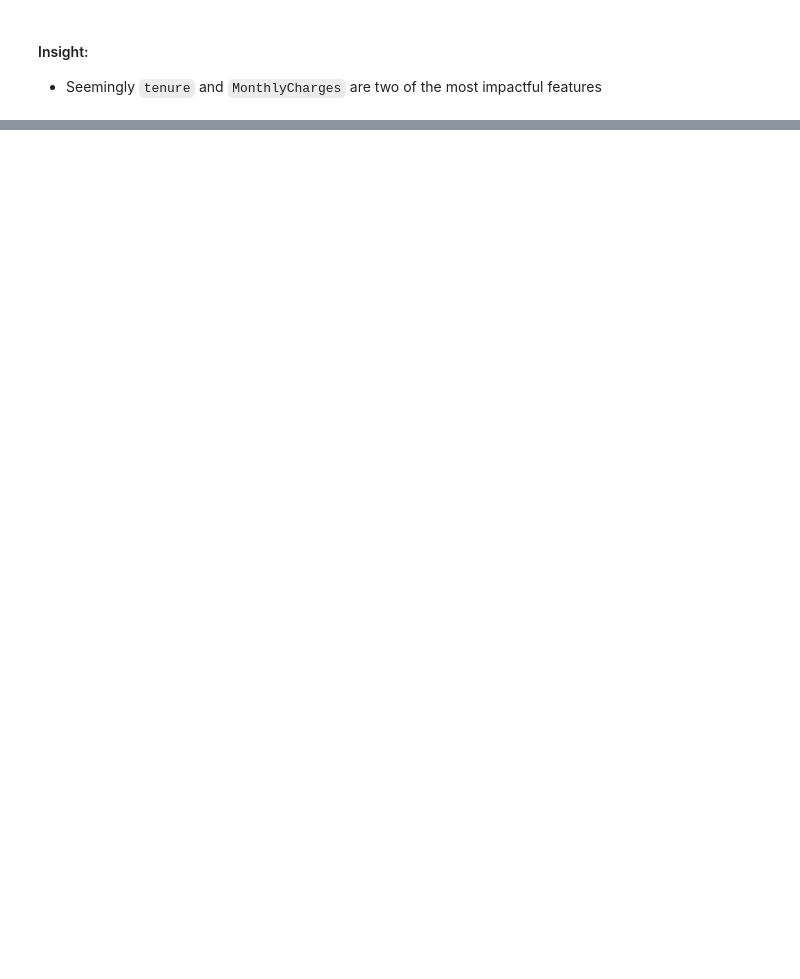
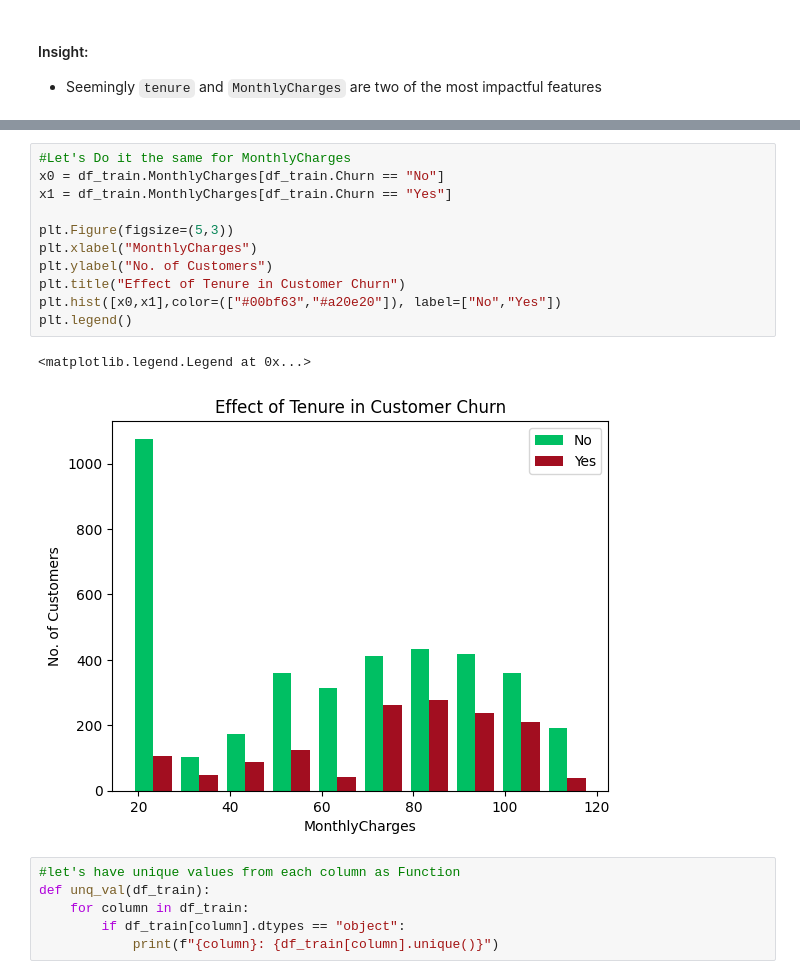
Before and after one commit to pb319/Learning_Deep_Learning, a Jupyter notebook: Lesson9/practice.ipynb, the cells around one changed output, grey strips where cells are left out. Cells and saved outputs as stored; diff of their text form; blank space fills up the shorter version.

```diff
--- a/Lesson9/practice.ipynb
+++ b/Lesson9/practice.ipynb
@@ -198,0 +199,20 @@ plt.legend()
+# %%
+#Let's Do it the same for MonthlyCharges
+x0 = df_train.MonthlyCharges[df_train.Churn == "No"]
+x1 = df_train.MonthlyCharges[df_train.Churn == "Yes"]
+
+plt.Figure(figsize=(5,3))
+plt.xlabel("MonthlyCharges")
+plt.ylabel("No. of Customers")
+plt.title("Effect of Tenure in Customer Churn")
+plt.hist([x0,x1],color=(["#00bf63","#a20e20"]), label=["No","Yes"])
+plt.legend()
+# %% [output]
+<matplotlib.legend.Legend at 0x...>
+[figure, added]
+# %%
+#let's have unique values from each column as Function
+def unq_val(df_train):
+    for column in df_train:
+        if df_train[column].dtypes == "object":
+            print(f"{column}: {df_train[column].unique()}")
```
Also changed, not shown: parts of 6 cells of this notebook.
